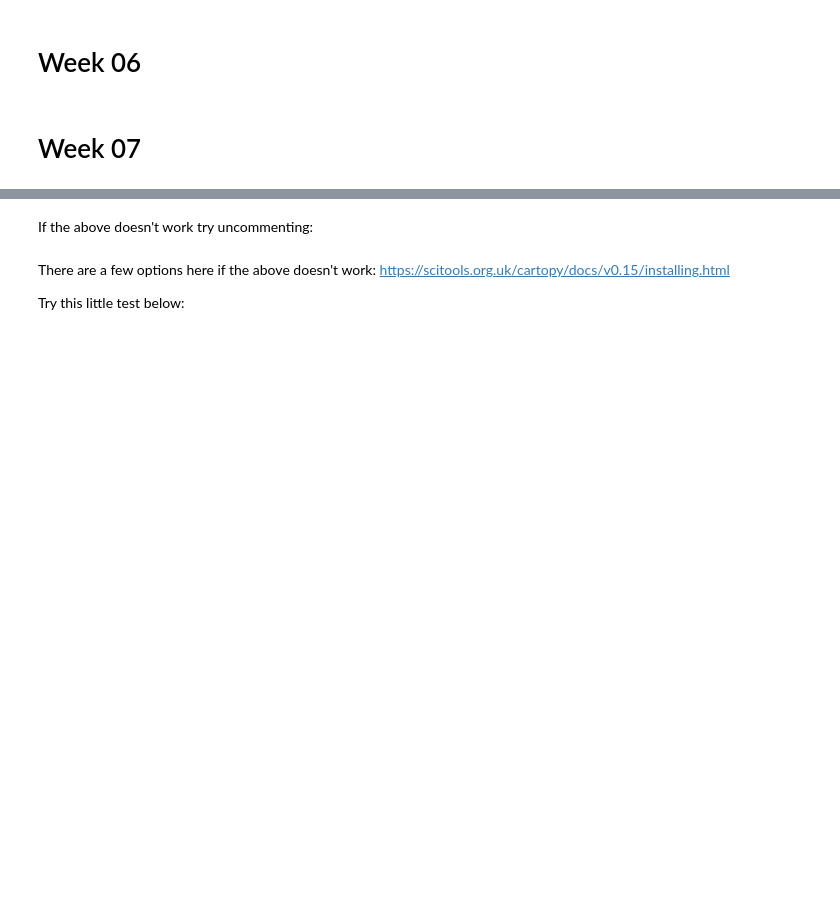
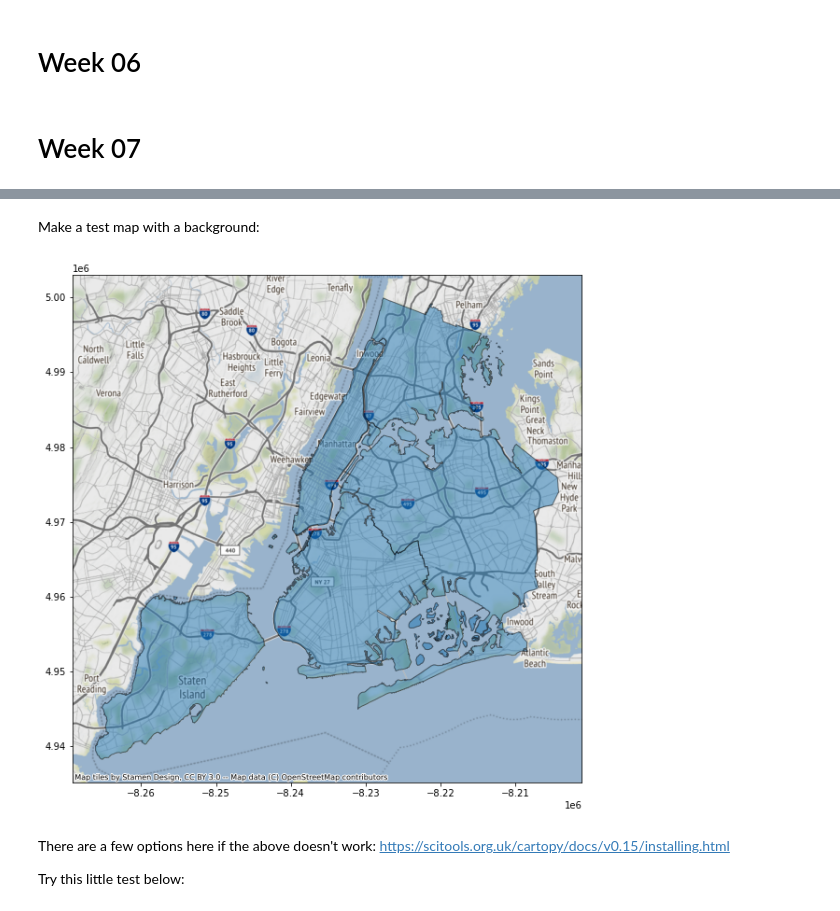
Before and after one commit to UIUC-iSchool-DataViz/is445AOG_fall2020, a Jupyter notebook: _site/week01/test_imports_week01.ipynb, the cells around one changed output, grey strips where cells are left out. Saved outputs shown, nothing was run; the diff lists cells and outputs as text; code cells hidden in the pictures; blank space fills up the shorter version.

```diff
--- a/_site/week01/test_imports_week01.ipynb
+++ b/_site/week01/test_imports_week01.ipynb
@@ -269,4 +217,11 @@ If the above doesn't work, you can try uncommenting the following:
+# %% [markdown]
+Make a test map with a background:
+# %%
+df = df.to_crs(epsg=3857)
+
+ax = df.plot(figsize=(10, 10), alpha=0.5, edgecolor='k')
+ctx.add_basemap(ax)
+# %% [output]
+[figure, added]
 # %%
 import cartopy
-# %% [markdown]
-If the above doesn't work try uncommenting:
```
Also changed, not shown: parts of 47 cells of this notebook, 21 other files.
